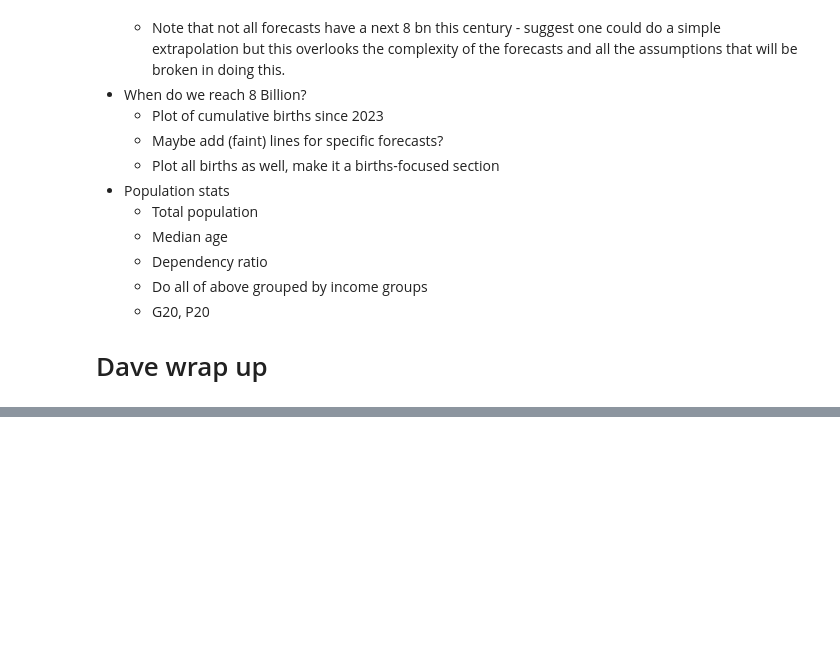
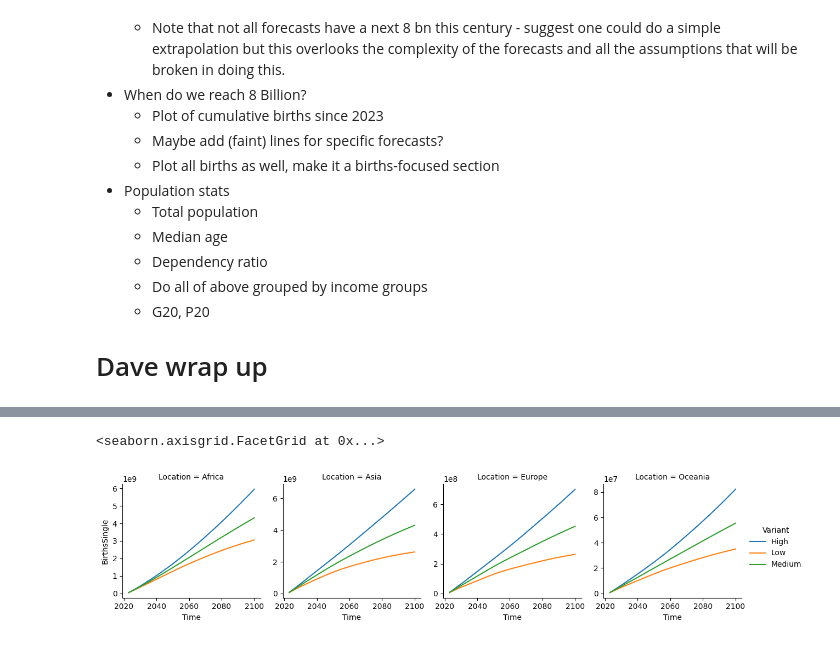
Before and after one commit to Niallfealty/n8b_un_foundation, a Jupyter notebook: model_analysis/exploratory/notebooks/initial_results/InitialResultsPresentation.ipynb, the cells around one changed output, grey strips where cells are left out. Cells and saved outputs as stored; diff of their text form; code cells hidden in the pictures; blank space fills up the shorter version.

```diff
--- a/model_analysis/exploratory/notebooks/initial_results/InitialResultsPresentation.ipynb
+++ b/model_analysis/exploratory/notebooks/initial_results/InitialResultsPresentation.ipynb
@@ -58,0 +68,5 @@ df_all_locs = concat(
+# %%
+regions = [r for r in metadata["Region Name"].unique() if r is not np.nan]
+sub_regions = [r for r in metadata["Sub-region Name"].unique() if r is not np.nan]
+
+print(metadata.columns)
@@ -71,0 +156,23 @@ plt.axis("off")
+# %%
+unpd_regional_cumul = df_unpd_cumul[df_unpd_cumul.Location.apply(lambda r: r in regions)]
+unpd_subregional_cumul = df_unpd_cumul[df_unpd_cumul.Location.apply(lambda r: r in sub_regions)]
+# %%
+# TODO: work out where missing countries are and do this in a later section with appropriate strata (may need different data)
+
+f = FacetGrid(data=unpd_regional_cumul,
+              col="Location",
+              col_wrap=None,
+              hue="Variant",
+              sharex=True,
+              sharey=False)
+f.map(lineplot, "Time", "BirthsSingle")
+f.add_legend()
+#             hue="Variant")
+#plt.title("UNPD: cumulative births since 2023")
+#plt.xlabel("Year")
+#plt.ylabel("Cumulative Births (since 2023)")
+#plt.hlines(8e9, 2023, 2150, color="r",linestyle="dashdot", alpha=0.5)
+#plt.show()
+# %% [output]
+<seaborn.axisgrid.FacetGrid at 0x...>
+[figure, added]
```
Also changed, not shown: parts of 9 cells of this notebook.
